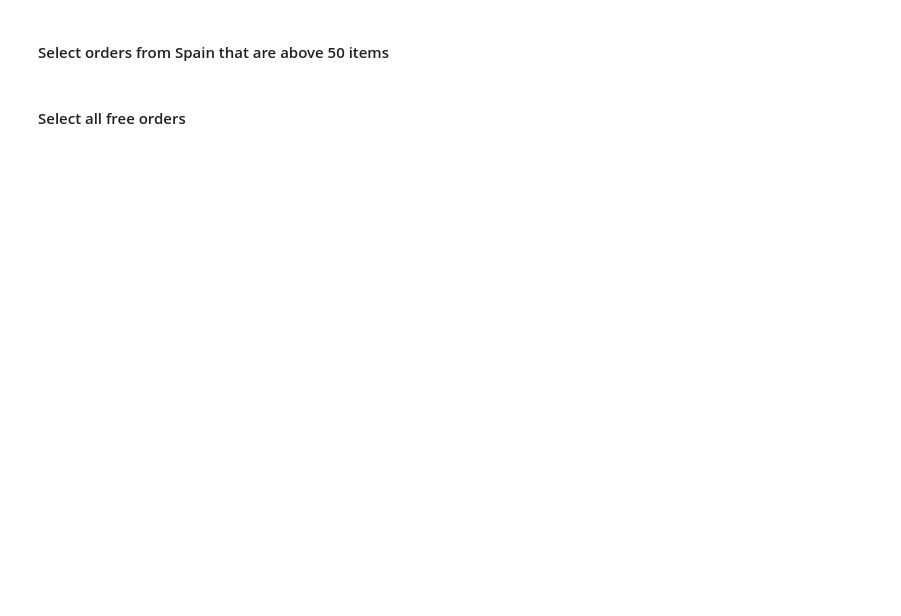
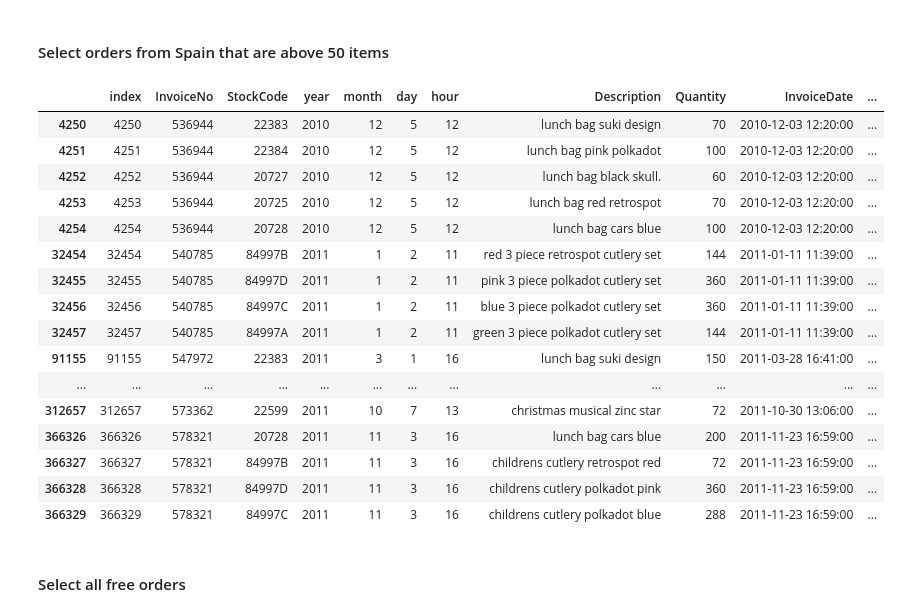
Before and after one commit to ta-data-bcn/lab-subsetting-and-descriptive-stats, a Jupyter notebook: your-code/main.ipynb, the cells around one changed output. Saved outputs shown, nothing was run; the diff lists cells and outputs as text; code cells hidden in the pictures; blank space fills up the shorter version.

```diff
--- a/your-code/main.ipynb
+++ b/your-code/main.ipynb
@@ -139,3 +293,15 @@
+# %%
+# your answer here
+driver = 'mysql+pymysql'
+ip = '35.239.232.23'
+username = 'ironhacker_read'
+password = 'ir0nhack3r'
+db = 'orders'
+
+cs  = f'{driver}://{username}:{password}@{ip}/{db}'
+engine = create_engine(cs)
+Ssql = 'SELECT * FROM orders'
+orders = pd.read_sql(Ssql,engine)
 # %% [markdown]
 #### Explore your dataset by looking at the data types and the summary statistics. Comment your results
 # %%
@@ -169,6 +430,25 @@
 #### Select orders from Spain that are above 50 items
 # %%
 # your answer here
+orders[(orders.Country == 'Spain') & (orders.Quantity > 50)]
+# %% [output]
+|  | index | InvoiceNo | StockCode | year | month | day | hour | Description | Quantity | InvoiceDate | ... |
+| 4250 | 4250 | 536944 | 22383 | 2010 | 12 | 5 | 12 | lunch bag suki design | 70 | 2010-12-03 12:20:00 | ... |
+| 4251 | 4251 | 536944 | 22384 | 2010 | 12 | 5 | 12 | lunch bag pink polkadot | 100 | 2010-12-03 12:20:00 | ... |
+| 4252 | 4252 | 536944 | 20727 | 2010 | 12 | 5 | 12 | lunch bag black skull. | 60 | 2010-12-03 12:20:00 | ... |
+| 4253 | 4253 | 536944 | 20725 | 2010 | 12 | 5 | 12 | lunch bag red retrospot | 70 | 2010-12-03 12:20:00 | ... |
+| 4254 | 4254 | 536944 | 20728 | 2010 | 12 | 5 | 12 | lunch bag cars blue | 100 | 2010-12-03 12:20:00 | ... |
+| 32454 | 32454 | 540785 | 84997B | 2011 | 1 | 2 | 11 | red 3 piece retrospot cutlery set | 144 | 2011-01-11 11:39:00 | ... |
+| 32455 | 32455 | 540785 | 84997D | 2011 | 1 | 2 | 11 | pink 3 piece polkadot cutlery set | 360 | 2011-01-11 11:39:00 | ... |
+| 32456 | 32456 | 540785 | 84997C | 2011 | 1 | 2 | 11 | blue 3 piece polkadot cutlery set | 360 | 2011-01-11 11:39:00 | ... |
+| 32457 | 32457 | 540785 | 84997A | 2011 | 1 | 2 | 11 | green 3 piece polkadot cutlery set | 144 | 2011-01-11 11:39:00 | ... |
+| 91155 | 91155 | 547972 | 22383 | 2011 | 3 | 1 | 16 | lunch bag suki design | 150 | 2011-03-28 16:41:00 | ... |
+| ... | ... | ... | ... | ... | ... | ... | ... | ... | ... | ... | ... |
+| 312657 | 312657 | 573362 | 22599 | 2011 | 10 | 7 | 13 | christmas musical zinc star | 72 | 2011-10-30 13:06:00 | ... |
+| 366326 | 366326 | 578321 | 20728 | 2011 | 11 | 3 | 16 | lunch bag cars blue | 200 | 2011-11-23 16:59:00 | ... |
+| 366327 | 366327 | 578321 | 84997B | 2011 | 11 | 3 | 16 | childrens cutlery retrospot red | 72 | 2011-11-23 16:59:00 | ... |
+| 366328 | 366328 | 578321 | 84997D | 2011 | 11 | 3 | 16 | childrens cutlery polkadot pink | 360 | 2011-11-23 16:59:00 | ... |
+| 366329 | 366329 | 578321 | 84997C | 2011 | 11 | 3 | 16 | childrens cutlery polkadot blue | 288 | 2011-11-23 16:59:00 | ... |
 # %% [markdown]
 #### Select all free orders
 # %%
```
Also changed, not shown: parts of 42 cells of this notebook.
